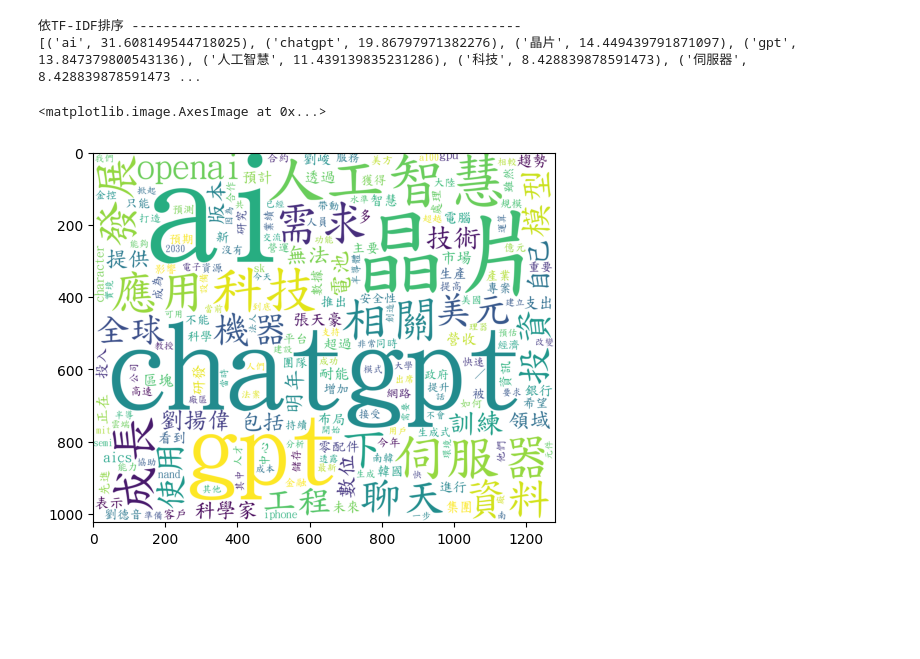
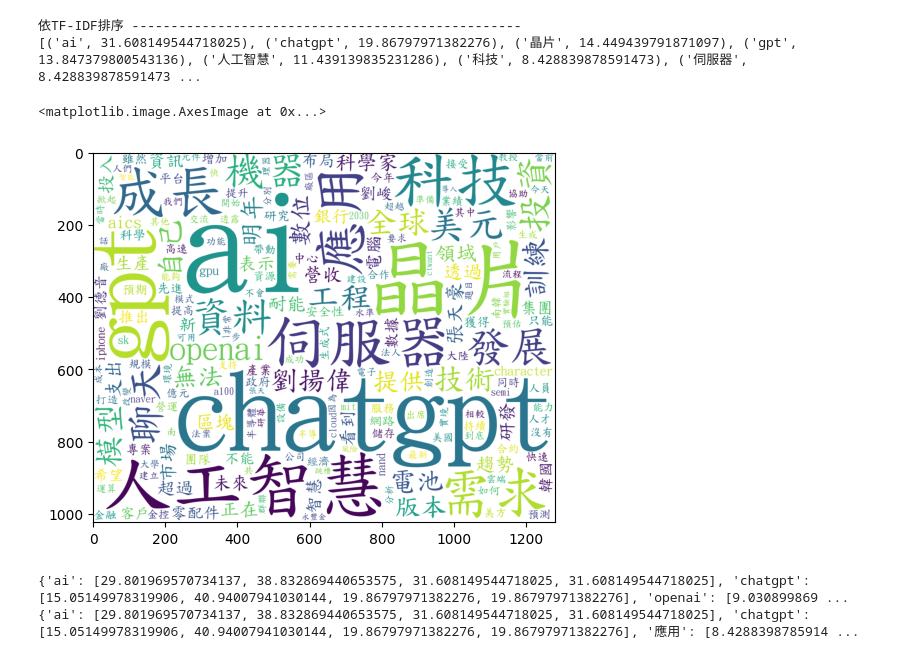
Before and after one commit to Chia-Wei-Wu/sentiment_PTT_chatgpt, a Jupyter notebook: techjob_TFIDF.ipynb, the cells around one changed output. Drawn from its saved outputs; the diff is of its cells as text; code cells hidden in the pictures; blank space fills up the shorter version.

```diff
--- a/techjob_TFIDF.ipynb
+++ b/techjob_TFIDF.ipynb
@@ -52,7 +52,7 @@ print(count_jan,count_feb,count_mar,count_apr)
 # %% [output]
 415 454 458 416
 # %%
-bad_word = ["\n","他","的","是","了",'等','如此','來','無','背','碼','元','以及','再者','尤其','%','一個','讓','最','複','僅','據','之道','指出','方面','億','目前','長','這一','總','得','個','以及','將','設','e','旨在','已','仍','鏈','具有','向','需','誠','其','一部分','比','第','寫','像','以來','佈','這些','內','中','成','誰','一些','以','就是','後','一種','哪些','它','由','很','而','較',"在","也","對","與","和","之","為","於","來","有","就","我","不","要","跟","說","都","你",'造',"可以","會","可能","做","但是","沒","但","上",'製']
+bad_word = ["\n","他","的","是","了",'等','(','／','高','3','更'')','/',')','包括','到','成為','相關','重要','處理','預計','他們','署名','進行','下','多','主要','整合','原文','報導','發布','可','被','從','使用','心得','-','人','已經','內容','標題','連結','如此','來','無','背','碼','元','以及','再者','尤其','%','一個','讓','最','複','僅','據','之道','指出','方面','億','目前','長','這一','總','得','個','以及','將','設','e','旨在','已','仍','鏈','具有','向','需','誠','其','一部分','比','第','寫','像','以來','佈','這些','內','中','成','誰','一些','以','就是','後','一種','哪些','它','由','很','而','較',"在","也","對","與","和","之","為","於","來","有","就","我","不","要","跟","說","都","你",'造',"可以","會","可能","做","但是","沒","但","上",'製']
 # %%
 #data preprocessing with Jan
 content_col_jan = []
@@ -453,17 +465,44 @@ tfidf_dict = {}
 for key in stat_dict:
     tfidf_dict[key] = stat_dict[key]*idf_dict[key]
 
-new_dict = sorted(tfidf_dict.items(), key=lambda item: item[1], reverse=True)
+new_dict_apr = sorted(tfidf_dict.items(), key=lambda item: item[1], reverse=True)
 print('依TF-IDF排序', '-'*50)
-print(new_dict)
+print(new_dict_apr)
 # %% [output]
 依TF-IDF排序 --------------------------------------------------
 [('ai', 31.608149544718025), ('chatgpt', 19.86797971382276), ('晶片', 14.449439791871097), ('gpt', 13.847379800543136), ('人工智慧', 11.439139835231286), ('科技', 8.428839878591473), ('伺服器', 8.428839878591473 ...
 # %%
-dict_text = dict(new_dict)
+dict_text = dict(new_dict_apr)
 cloud = WordCloud(background_color = bg, width=width, height=height, font_path=myfont).generate_from_frequencies(dict_text)
 
 plt.imshow(cloud)
 # %% [output]
 <matplotlib.image.AxesImage at 0x...>
-[figure, old version]
+[figure, new version]
+# %%
+all_keywords = {}
+filtered_keywords = {}
+filtered_keywords_above_5 = {}
+
+for month_index, lst in enumerate([new_dict_jan, new_dict_feb, new_dict_mar, new_dict_apr]):
+    for item in lst:
+        keyword = item[0]
+        value = item[1]
+
+        if keyword not in all_keywords:
+            all_keywords[keyword] = [None, None, None, None]
+        all_keywords[keyword][month_index] = value
+
+for keyword, values in all_keywords.items():
+    if None not in values:
+        filtered_keywords[keyword] = values
+
+for keyword, values in filtered_keywords.items():
+    if all(value >= 5 for value in values):
+        filtered_keywords_above_5[keyword] = values
+
+print(filtered_keywords)
+print(filtered_keywords_above_5)
+# %% [output]
+{'ai': [29.801969570734137, 38.832869440653575, 31.608149544718025, 31.608149544718025], 'chatgpt': [15.05149978319906, 40.94007941030144, 19.86797971382276, 19.86797971382276], 'openai': [9.030899869 ...
+{'ai': [29.801969570734137, 38.832869440653575, 31.608149544718025, 31.608149544718025], 'chatgpt': [15.05149978319906, 40.94007941030144, 19.86797971382276, 19.86797971382276], '應用': [8.4288398785914 ...
```
Also changed, not shown: parts of 16 cells of this notebook.
